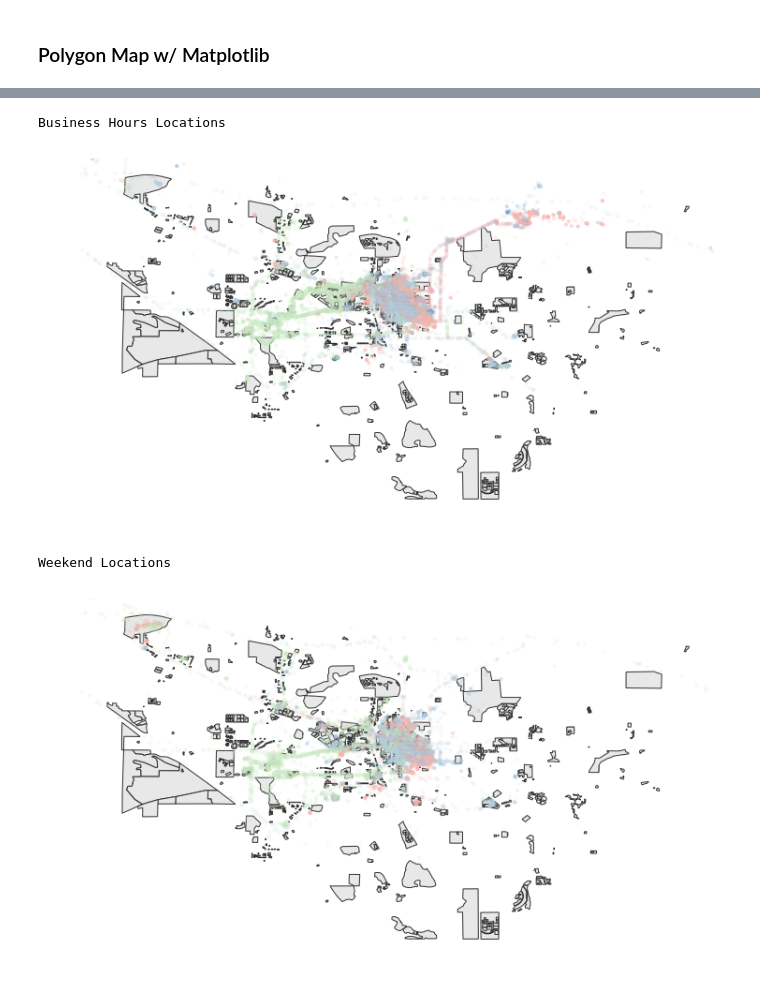
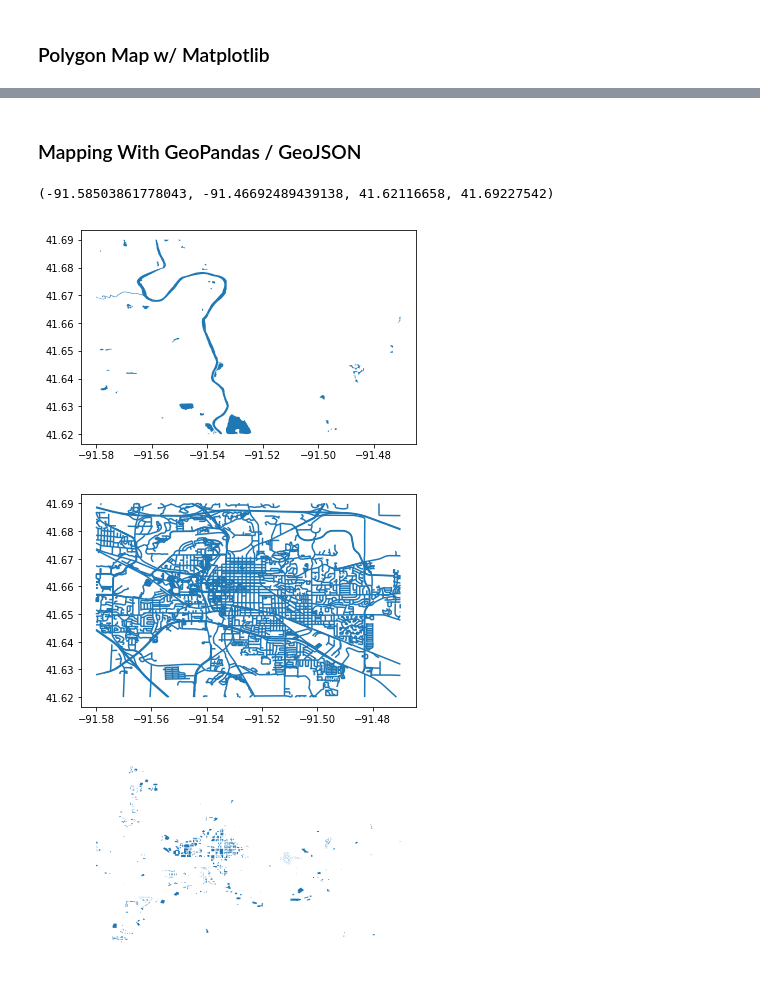
Before and after one commit to ryan-p-larson/city-maps, a Jupyter notebook: src/03-initial-mapping.ipynb, the cells around one changed output, grey strips where cells are left out. Drawn from its saved outputs; the diff is of its cells as text; code cells hidden in the pictures.

```diff
--- a/src/03-initial-mapping.ipynb
+++ b/src/03-initial-mapping.ipynb
@@ -199,24 +183,17 @@ postgrad
-# %%
-business_coords = coords_df[coords_df.business == True]
-MM = MatplotlibMap(polygons=ic_polys['features'][::-1])
-fig = MM.get_point_map(business_coords, 'notsteelblue')
-
-print ('Business Hours Locations')
-plt.axis('off')
-plt.show()
-# %% [output]
-Business Hours Locations
-[figure, removed]
-# %%
-weekend_coords = coords_df[coords_df.weekend == True]
-
-MM = MatplotlibMap(polygons=ic_polys['features'][::-1])
-
-fig = MM.get_point_map(weekend_coords, 'notsteelblue')
-
-print ('Weekend Locations')
-plt.axis('off')
-plt.show()
-# %% [output]
-Weekend Locations
-[figure, removed]
+# %% [markdown]
+### Mapping With GeoPandas / GeoJSON
+# %%
+ic_buildings = gpd.read_file(map_f('buildings'))
+ic_roads = gpd.read_file(map_f('roads'))
+ic_water = gpd.read_file(map_f('water'))
+# %%
+ic_water.plot()
+ic_roads.plot()
+ic_buildings.plot()
+plt.axis('off')
+#plt.show()
+# %% [output]
+(-91.58503861778043, -91.46692489439138, 41.62116658, 41.69227542)
+[figure, added]
+[figure, added]
+[figure, added]
```
Also changed, not shown: parts of 31 cells of this notebook.
